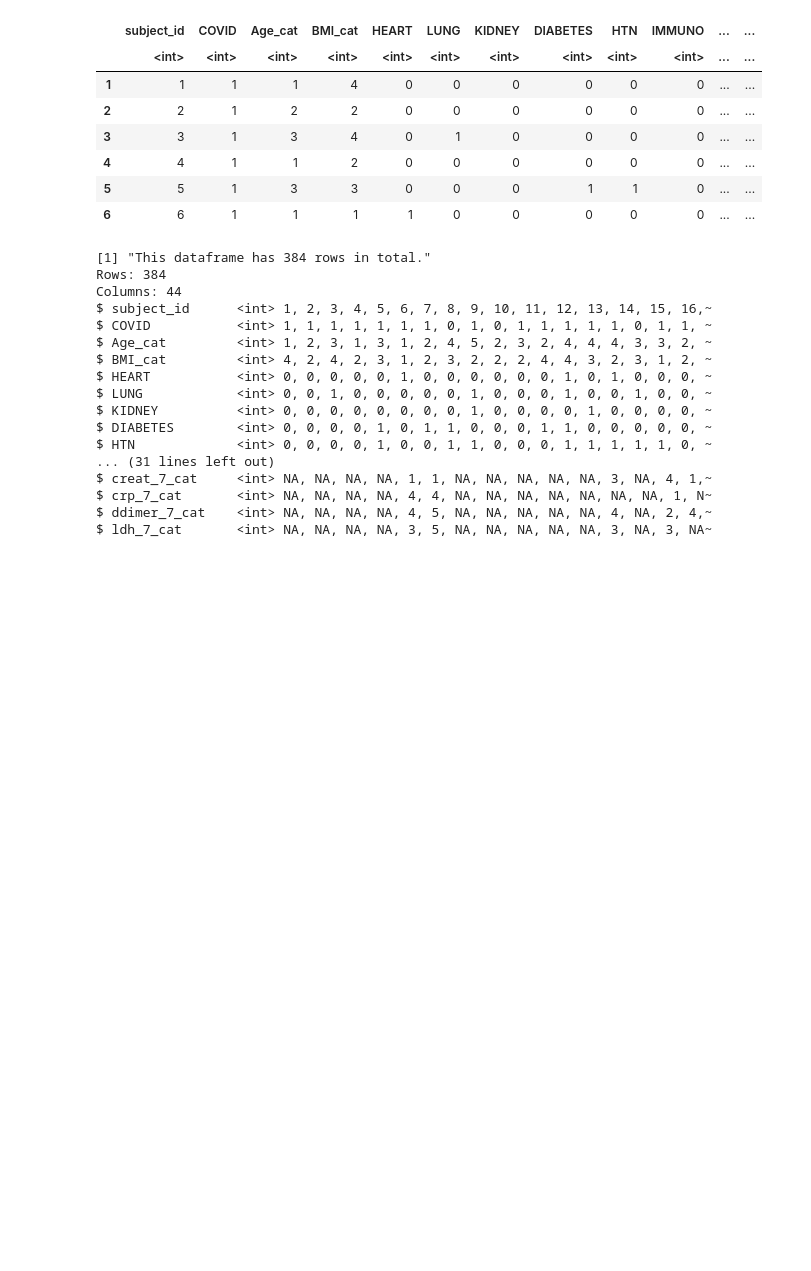
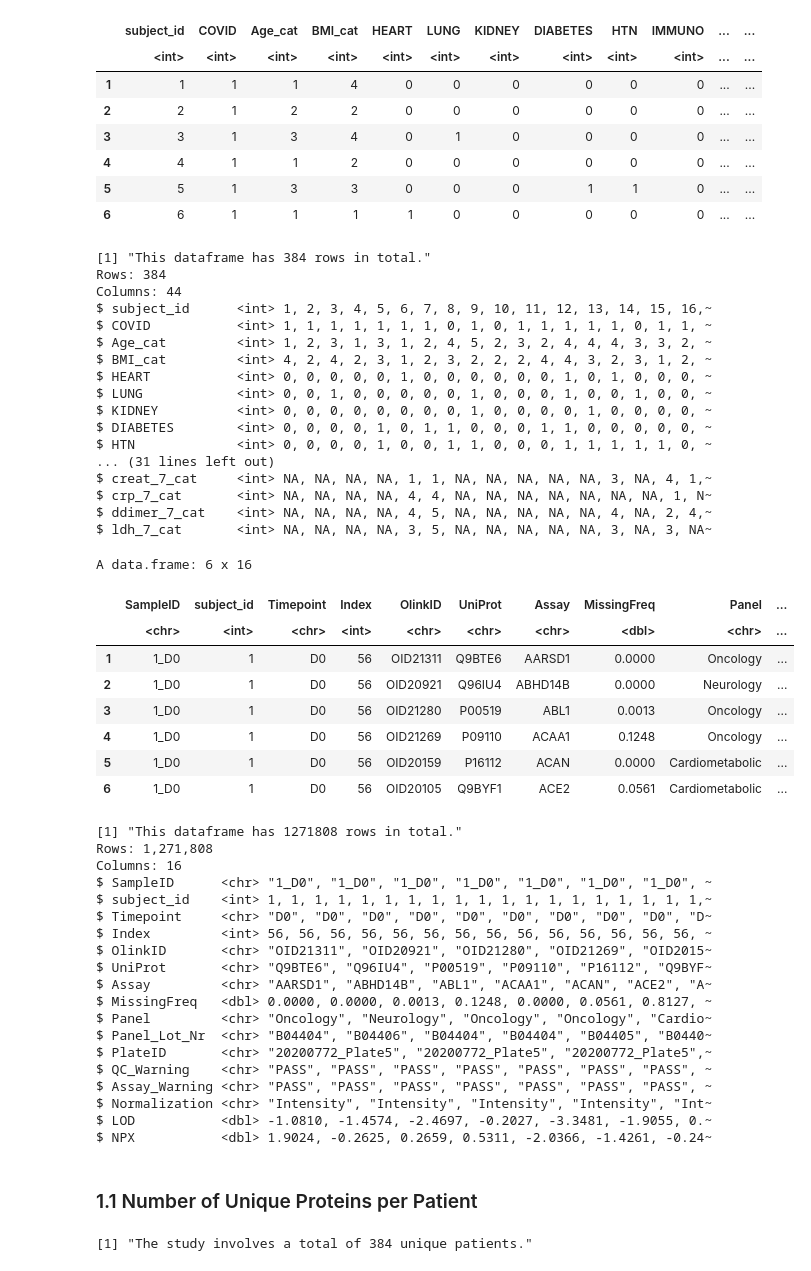
Before and after one commit to jlee2843/covid-analysis, a Jupyter notebook: book/notes/analysis.ipynb, the cells around one changed output. Cells and saved outputs as stored; diff of their text form; code cells hidden in the pictures; blank space fills up the shorter version.

```diff
--- a/book/notes/analysis.ipynb
+++ b/book/notes/analysis.ipynb
@@ -62,7 +63,43 @@ $ crp_7_cat       <int> NA, NA, NA, NA, 4, 4, NA, NA, NA, NA, NA, NA, NA, 1, N~
 $ ddimer_7_cat    <int> NA, NA, NA, NA, 4, 5, NA, NA, NA, NA, NA, 4, NA, 2, 4,~
 $ ldh_7_cat       <int> NA, NA, NA, NA, 3, 5, NA, NA, NA, NA, NA, 3, NA, 3, NA~
 # %%
-patient_df <- read.delim("/Users/jennylee/Downloads/MGH_Olink_COVID_Apr_27_2021/MGH_COVID_OLINK_NPX.txt", header=TRUE, sep=";")
-head(patient_df)
-print(paste0("This dataframe has ", nrow(patient_df), " rows in total."))
-glimpse(patient_df)
+protein_df <- read.delim("/Users/jennylee/Downloads/MGH_Olink_COVID_Apr_27_2021/MGH_COVID_OLINK_NPX.txt", header=TRUE, sep=";")
+head(protein_df)
+print(paste0("This dataframe has ", nrow(protein_df), " rows in total."))
+glimpse(protein_df)
+# %% [output]
+A data.frame: 6 x 16
+|  | SampleID | subject_id | Timepoint | Index | OlinkID | UniProt | Assay | MissingFreq | Panel | ... |
+|  | <chr> | <int> | <chr> | <int> | <chr> | <chr> | <chr> | <dbl> | <chr> | ... |
+| 1 | 1_D0 | 1 | D0 | 56 | OID21311 | Q9BTE6 | AARSD1 | 0.0000 | Oncology | ... |
+| 2 | 1_D0 | 1 | D0 | 56 | OID20921 | Q96IU4 | ABHD14B | 0.0000 | Neurology | ... |
+| 3 | 1_D0 | 1 | D0 | 56 | OID21280 | P00519 | ABL1 | 0.0013 | Oncology | ... |
+| 4 | 1_D0 | 1 | D0 | 56 | OID21269 | P09110 | ACAA1 | 0.1248 | Oncology | ... |
+| 5 | 1_D0 | 1 | D0 | 56 | OID20159 | P16112 | ACAN | 0.0000 | Cardiometabolic | ... |
+| 6 | 1_D0 | 1 | D0 | 56 | OID20105 | Q9BYF1 | ACE2 | 0.0561 | Cardiometabolic | ... |
+[1] "This dataframe has 1271808 rows in total."
+Rows: 1,271,808
+Columns: 16
+$ SampleID      <chr> "1_D0", "1_D0", "1_D0", "1_D0", "1_D0", "1_D0", "1_D0", ~
+$ subject_id    <int> 1, 1, 1, 1, 1, 1, 1, 1, 1, 1, 1, 1, 1, 1, 1, 1, 1, 1, 1,~
+$ Timepoint     <chr> "D0", "D0", "D0", "D0", "D0", "D0", "D0", "D0", "D0", "D~
+$ Index         <int> 56, 56, 56, 56, 56, 56, 56, 56, 56, 56, 56, 56, 56, 56, ~
+$ OlinkID       <chr> "OID21311", "OID20921", "OID21280", "OID21269", "OID2015~
+$ UniProt       <chr> "Q9BTE6", "Q96IU4", "P00519", "P09110", "P16112", "Q9BYF~
+$ Assay         <chr> "AARSD1", "ABHD14B", "ABL1", "ACAA1", "ACAN", "ACE2", "A~
+$ MissingFreq   <dbl> 0.0000, 0.0000, 0.0013, 0.1248, 0.0000, 0.0561, 0.8127, ~
+$ Panel         <chr> "Oncology", "Neurology", "Oncology", "Oncology", "Cardio~
+$ Panel_Lot_Nr  <chr> "B04404", "B04406", "B04404", "B04404", "B04405", "B0440~
+$ PlateID       <chr> "20200772_Plate5", "20200772_Plate5", "20200772_Plate5",~
+$ QC_Warning    <chr> "PASS", "PASS", "PASS", "PASS", "PASS", "PASS", "PASS", ~
+$ Assay_Warning <chr> "PASS", "PASS", "PASS", "PASS", "PASS", "PASS", "PASS", ~
+$ Normalization <chr> "Intensity", "Intensity", "Intensity", "Intensity", "Int~
+$ LOD           <dbl> -1.0810, -1.4574, -2.4697, -0.2027, -3.3481, -1.9055, 0.~
+$ NPX           <dbl> 1.9024, -0.2625, 0.2659, 0.5311, -2.0366, -1.4261, -0.24~
+# %% [markdown]
+### 1.1 Number of Unique Proteins per Patient
+# %%
+num_patient <- length(unique(patient_df$subject_id))
+paste0("The study involves a total of ", num_patient, " unique patients.")
+# %% [output]
+[1] "The study involves a total of 384 unique patients."
```
Also changed, not shown: parts of 11 cells of this notebook, 2 other files.
